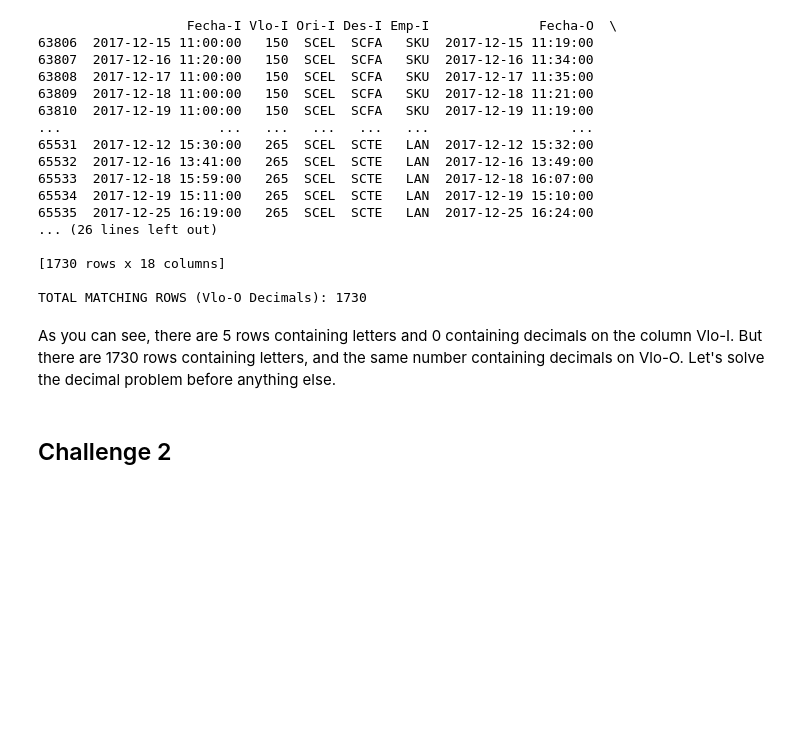
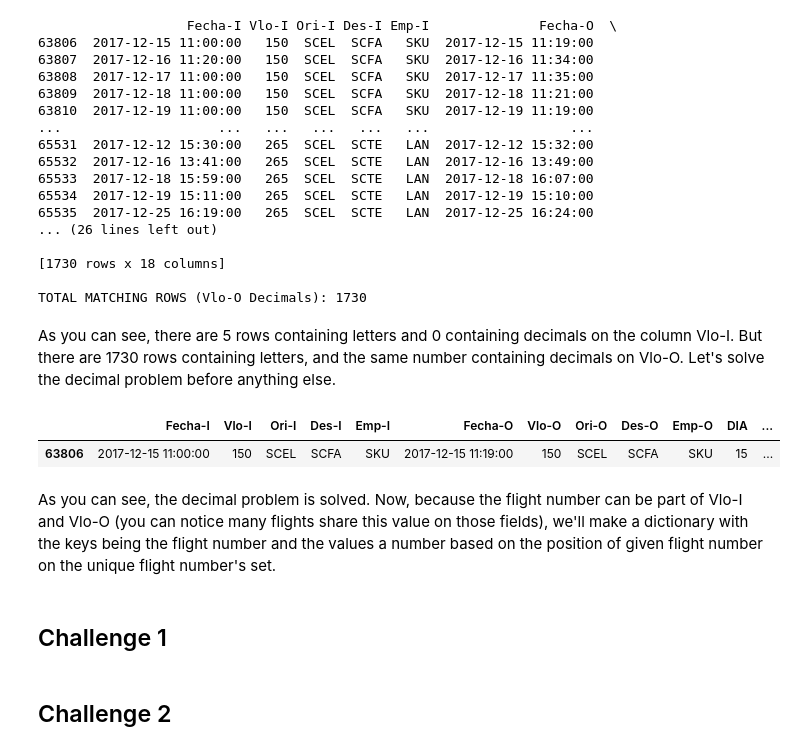
Before and after one commit to mabarcaj/LATAM_Data_Scientist_Challenge, a Jupyter notebook: solution.ipynb, the cells around one changed output. Saved outputs shown, nothing was run; the diff lists cells and outputs as text; code cells hidden in the pictures; blank space fills up the shorter version.

```diff
--- a/latam_ds_challenge.ipynb
+++ b/solution.ipynb
@@ -191,3 +193,20 @@ print('\nTOTAL MATCHING ROWS (Vlo-O Decimals): {}\n'.format(vlo_o_d.shape[0]))
 TOTAL MATCHING ROWS (Vlo-O Decimals): 1730
 # %% [markdown]
 As you can see, there are 5 rows containing letters and 0 containing decimals on the column Vlo-I. But there are 1730 rows containing letters, and the same number containing decimals on Vlo-O. Let's solve the decimal problem before anything else.
+# %%
+# First let's create a list with the values to change
+# vlo_o_d = vlo_o_d['Vlo-O'].tolist()
+
+# Create a list with those values converted to int
+vlo_o_int = [int(eval(i)) for i in vlo_o_d]
+
+custom_df = base_df.copy()
+custom_df.loc[custom_df['Vlo-O'].isin(vlo_o_d), 'Vlo-O'] = vlo_o_int
+
+# Let's test with a flight from vlo_o_d series we had above ()
+custom_df[custom_df['Fecha-I'] == '2017-12-15 11:00:00']
+# %% [output]
+|  | Fecha-I | Vlo-I | Ori-I | Des-I | Emp-I | Fecha-O | Vlo-O | Ori-O | Des-O | Emp-O | DIA | ... |
+| 63806 | 2017-12-15 11:00:00 | 150 | SCEL | SCFA | SKU | 2017-12-15 11:19:00 | 150 | SCEL | SCFA | SKU | 15 | ... |
+# %% [markdown]
+As you can see, the decimal problem is solved. Now, because the flight number can be part of Vlo-I and Vlo-O (you can notice many flights share this value on those fields), we'll make a dictionary with the keys being the flight number and the values a number based on the position of given flight number on the unique flight number's set.
@@ -194,3 +231,5 @@ As you can see, there are 5 rows containing letters and 0 containing decimals on
+# %% [markdown]
+## Challenge 1
 # %% [markdown]
 ## Challenge 2
 # %% [markdown]
```
Also changed, not shown: parts of 3 cells of this notebook.
